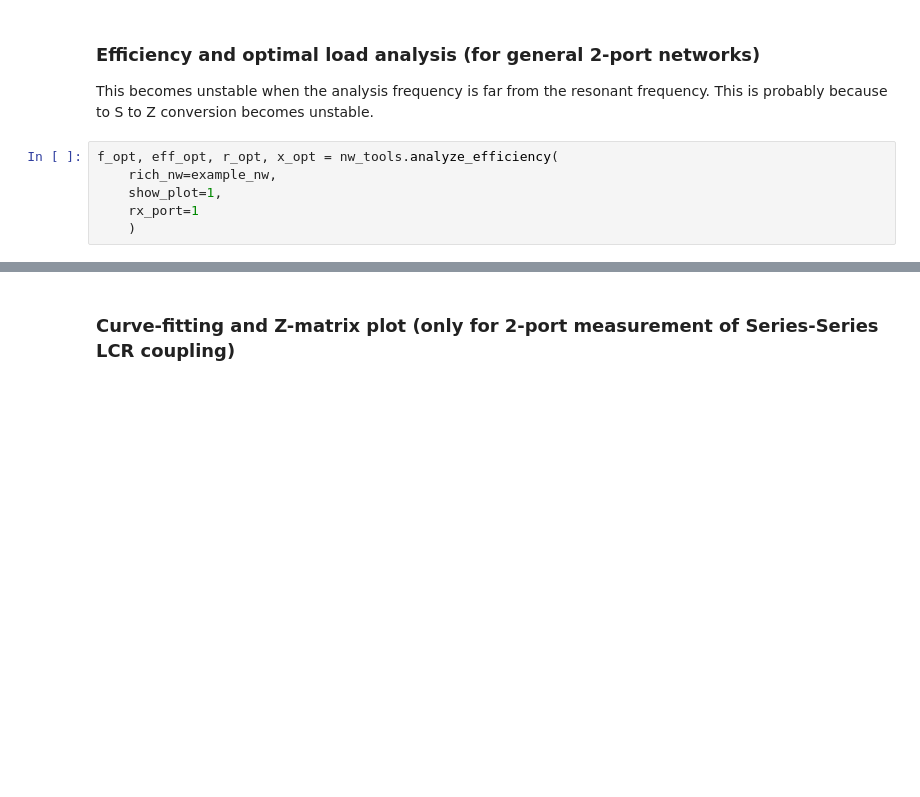
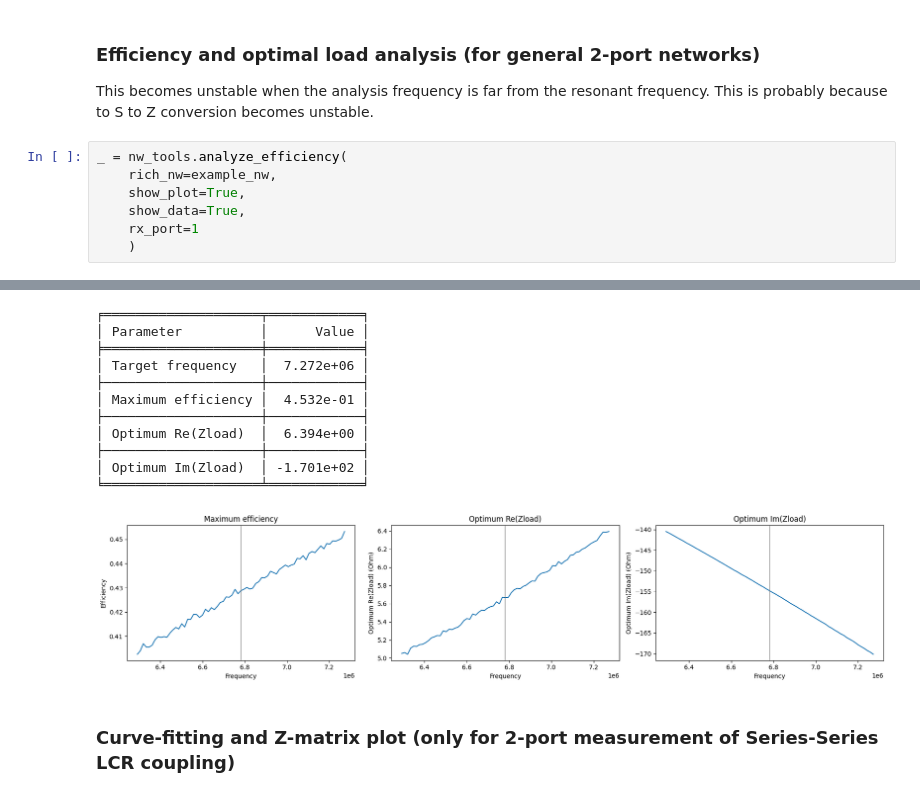
Before and after one commit to t-sasatani/wpt-tools, a Jupyter notebook: examples/analysis.ipynb, the cells around one changed output, grey strips where cells are left out. Cells and saved outputs as stored; diff of their text form; blank space fills up the shorter version.

```diff
--- a/examples/analysis.ipynb
+++ b/examples/analysis.ipynb
@@ -21,8 +32,10 @@ nw_tools.plot_z_full(example_nw)
 This becomes unstable when the analysis frequency is far from the resonant frequency.
 This is probably because to S to Z conversion becomes unstable.
 # %%
-f_opt, eff_opt, r_opt, x_opt = nw_tools.analyze_efficiency(
+_ = nw_tools.analyze_efficiency(
     rich_nw=example_nw,
-    show_plot=1,
+    show_plot=True,
+    show_data=True,
     rx_port=1
     )
+# %% [output]
@@ -29,3 +43,15 @@ f_opt, eff_opt, r_opt, x_opt = nw_tools.analyze_efficiency(
+╒════════════════════╤════════════╕
+│ Parameter          │      Value │
+╞════════════════════╪════════════╡
+│ Target frequency   │  7.272e+06 │
+├────────────────────┼────────────┤
+│ Maximum efficiency │  4.532e-01 │
+├────────────────────┼────────────┤
+│ Optimum Re(Zload)  │  6.394e+00 │
+├────────────────────┼────────────┤
+│ Optimum Im(Zload)  │ -1.701e+02 │
+╘════════════════════╧════════════╛
+[figure, added]
 # %% [markdown]
 ### Curve-fitting and Z-matrix plot (only for 2-port measurement of Series-Series LCR coupling)
 # %%
```
Also changed, not shown: parts of 7 cells of this notebook, 4 other files.
